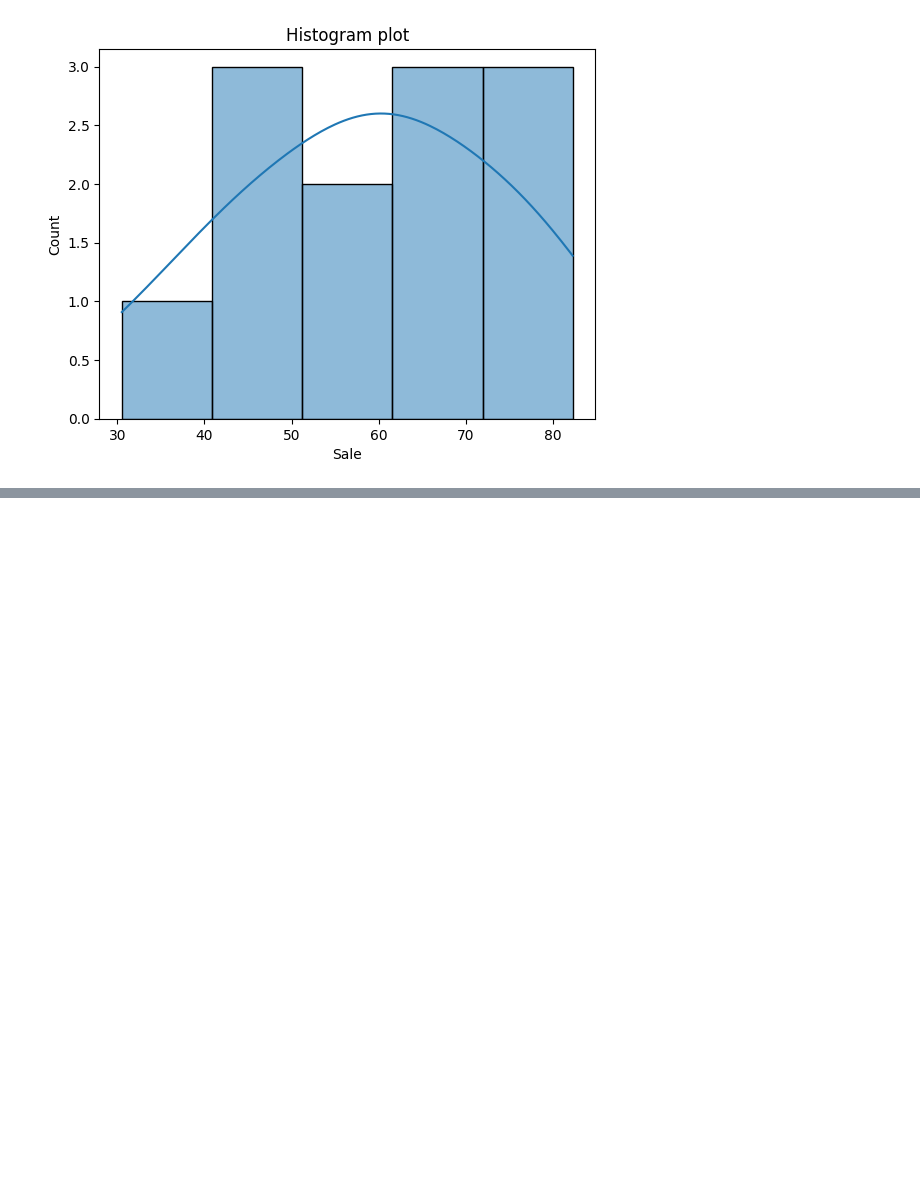
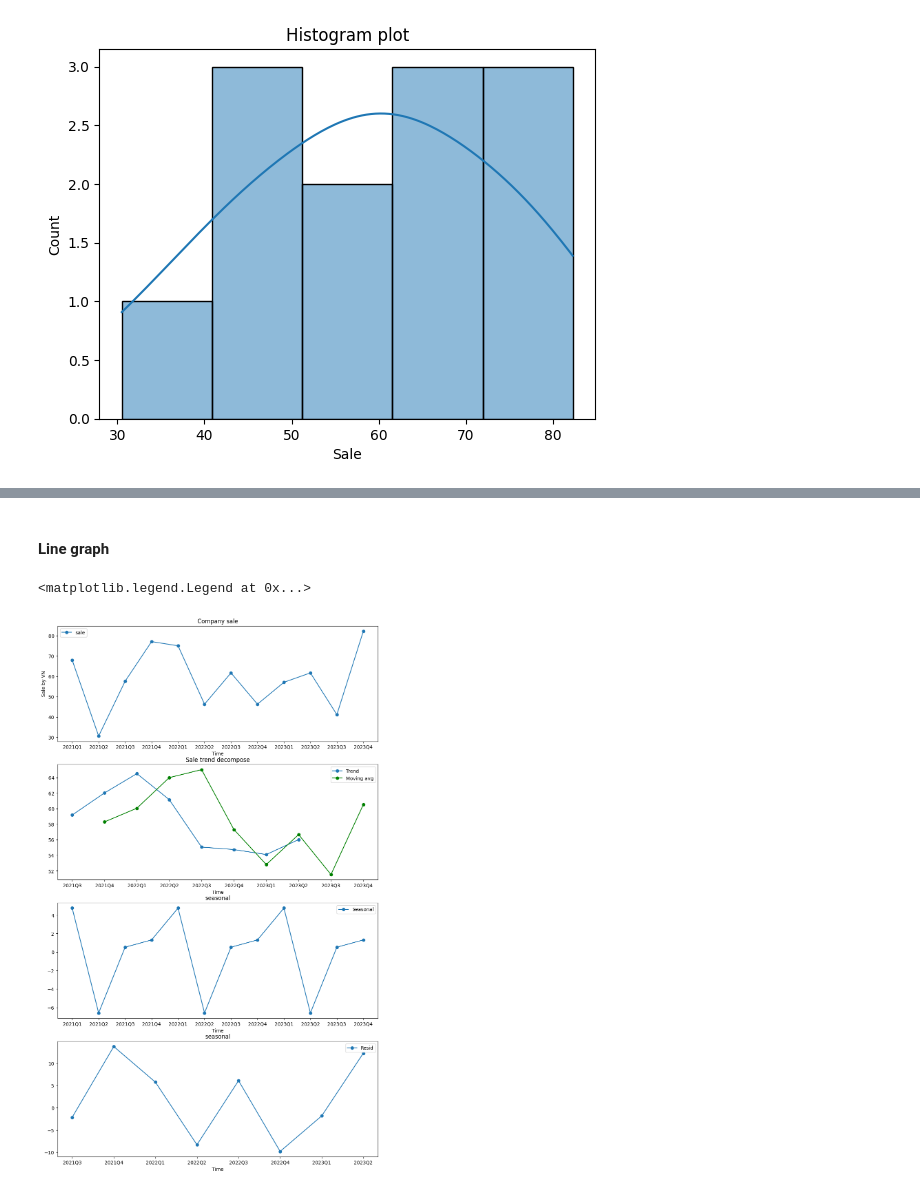
Before and after one commit to thainq1402/ATS, a Jupyter notebook: Teamwork/EDA_data.ipynb, the cells around one changed output, grey strips where cells are left out. Saved outputs shown, nothing was run; the diff lists cells and outputs as text; code cells hidden in the pictures; blank space fills up the shorter version.

```diff
--- a/Teamwork/EDA_data.ipynb
+++ b/Teamwork/EDA_data.ipynb
@@ -110,0 +132,36 @@ outliers = company['Sale']
+# %% [markdown]
+#### Line graph
+# %%
+fig,ax = plt.subplots(4,1, figsize=(12,20))
+sale_decompose = seasonal_decompose(company['Sale'], model='addictive', period=4)
+
+
+#line graph of Company Sale
+ax[0].plot(company['Quarter'],company['Sale'], marker = 'o',label ='sale')
+ax[0].set_title('Company sale')
+ax[0].set_xlabel('Time')
+ax[0].set_ylabel('Sale by VN')
+ax[0].legend()
+
+#Trend
+ax[1].plot(company['Quarter'],sale_decompose.trend,marker = 'o',label = 'Trend')
+ax[1].set_title('Sale trend decompose')
+ax[1].set_xlabel('Time')
+#Moving average windown size = 4
+ax[1].plot(company['Quarter'],company['Sale'].rolling(window = 4).mean(),marker = 'o',color = 'green',label ='Moving avg')
+ax[1].legend()
+
+#Seasonal
+ax[2].plot(company['Quarter'],sale_decompose.seasonal, marker = 'o', label = 'Seasonal')
+ax[2].set_title('seasonal')
+ax[2].set_xlabel('Time')
+ax[2].legend()
+
+#Resid
+ax[3].plot(company['Quarter'],sale_decompose.resid, marker = 'o', label = 'Resid')
+ax[3].set_title('seasonal')
+ax[3].set_xlabel('Time')
+ax[3].legend()
+# %% [output]
+<matplotlib.legend.Legend at 0x...>
+[figure, added]
```
Also changed, not shown: parts of 71 cells of this notebook, 3 other files.
